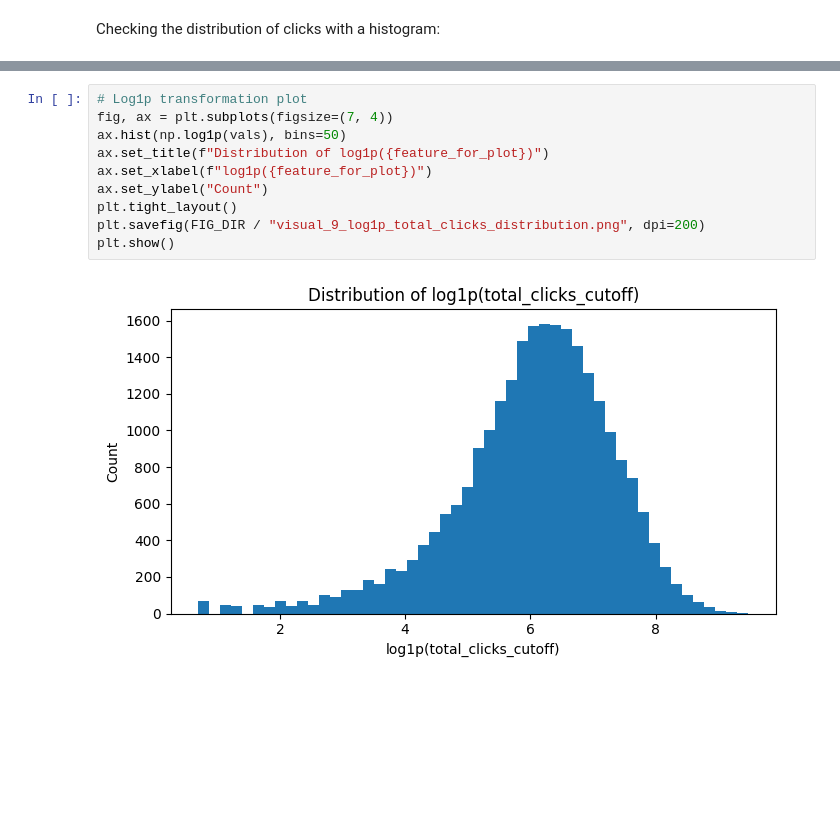
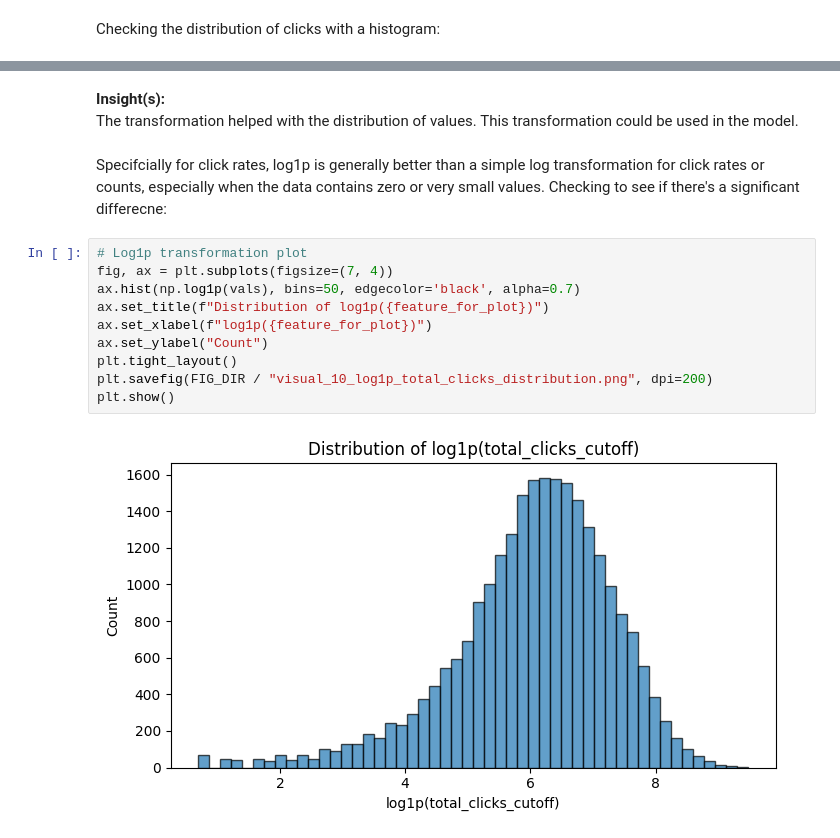
Before and after one commit to dataweby/ToU-Classification, a Jupyter notebook: notebooks/01_dataset_preprocessing.ipynb, the cells around one changed output, grey strips where cells are left out. Saved outputs shown, nothing was run; the diff lists cells and outputs as text; blank space fills up the shorter version.

```diff
--- a/notebooks/01_dataset_preprocessing.ipynb
+++ b/notebooks/01_dataset_preprocessing.ipynb
@@ -919,12 +941,17 @@ The distribution is leaning left (lower values) and spans across a wide range (n
+# %% [markdown]
+**Insight(s):**<br>
+The transformation helped with the distribution of values. This transformation could be used in the model.
+# %% [markdown]
+Specifcially for click rates, log1p is generally better than a simple log transformation for click rates or counts, especially when the data contains zero or very small values. Checking to see if there's a significant differecne:
 # %%
 # Log1p transformation plot
 fig, ax = plt.subplots(figsize=(7, 4))
-ax.hist(np.log1p(vals), bins=50)
+ax.hist(np.log1p(vals), bins=50, edgecolor='black', alpha=0.7)
 ax.set_title(f"Distribution of log1p({feature_for_plot})")
 ax.set_xlabel(f"log1p({feature_for_plot})")
 ax.set_ylabel("Count")
 plt.tight_layout()
-plt.savefig(FIG_DIR / "visual_9_log1p_total_clicks_distribution.png", dpi=200)
+plt.savefig(FIG_DIR / "visual_10_log1p_total_clicks_distribution.png", dpi=200)
 plt.show()
 # %% [output]
-[figure, old version]
+[figure, new version]
```
Also changed, not shown: parts of 20 cells of this notebook, 10 other files.
